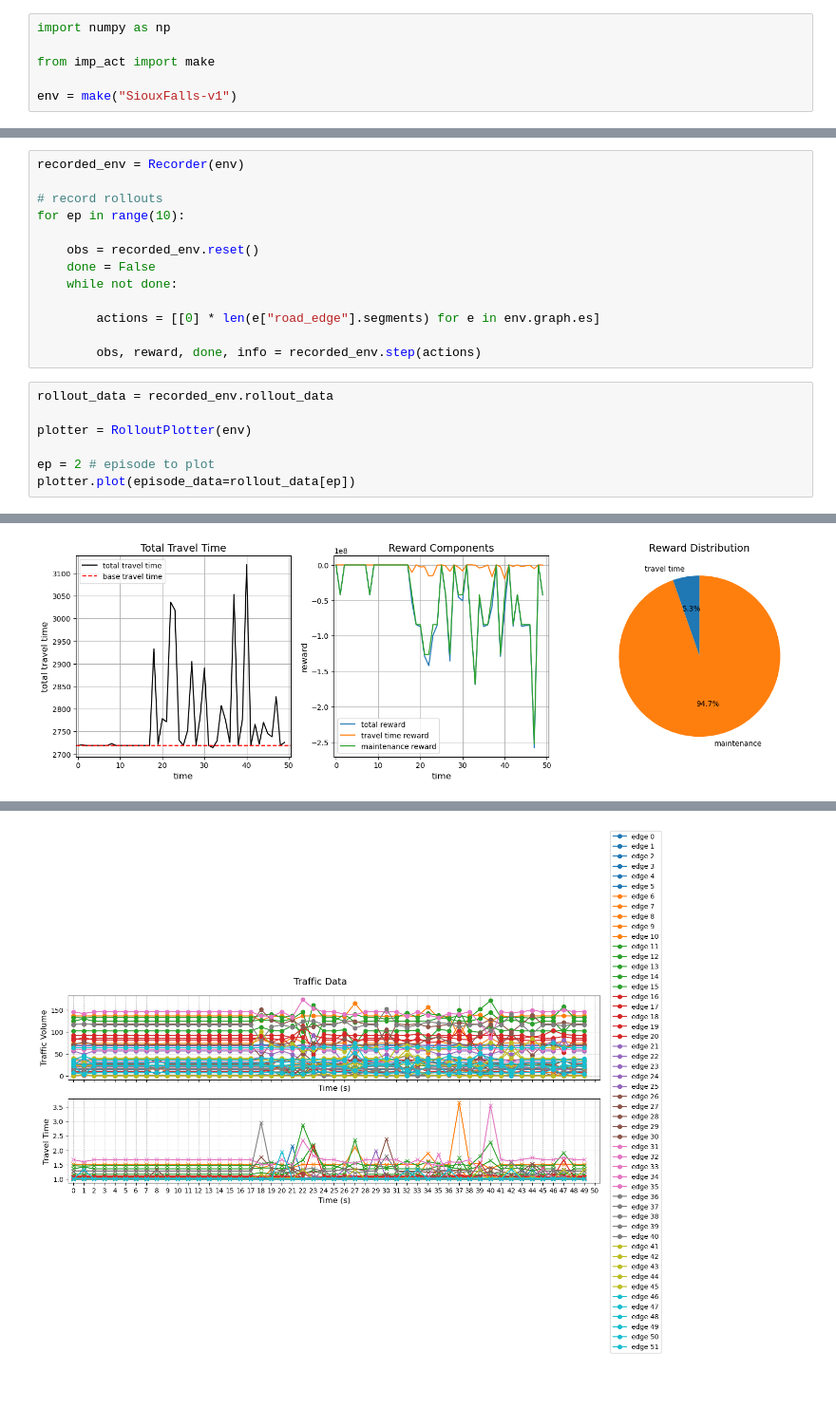
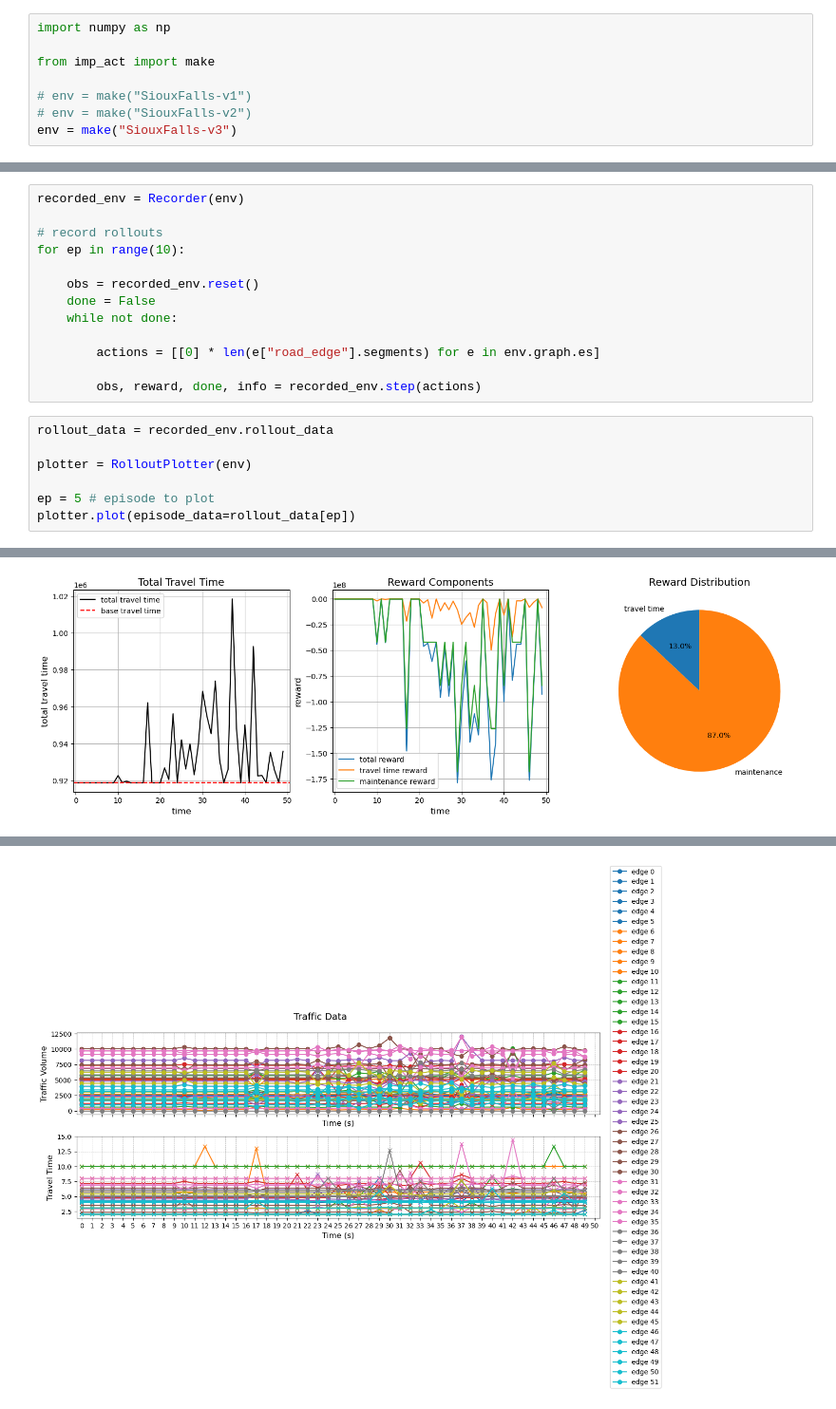
Before and after one commit to AI-for-Infrastructure-Management/imp-act, a Jupyter notebook: imp_act/environments/dev/sandbox_transport_nets.ipynb, the cells around one changed output, grey strips where cells are left out. Shown at 95% size. Saved outputs shown, nothing was run; the diff lists cells and outputs as text; blank space fills up the shorter version.

```diff
--- a/imp_act/environments/dev/sandbox_transport_nets.ipynb
+++ b/imp_act/environments/dev/sandbox_transport_nets.ipynb
@@ -130,7 +306,9 @@ import numpy as np
 
 from imp_act import make
 
-env = make("SiouxFalls-v1")
+# env = make("SiouxFalls-v1")
+# env = make("SiouxFalls-v2")
+env = make("SiouxFalls-v3")
 # %%
 import igraph as ig
 import matplotlib.pyplot as plt
@@ -234,6 +413,6 @@ rollout_data = recorded_env.rollout_data
 
 plotter = RolloutPlotter(env)
 
-ep = 2 # episode to plot
+ep = 5 # episode to plot
 plotter.plot(episode_data=rollout_data[ep])
 # %% [output]
@@ -241 +420 @@ plotter.plot(episode_data=rollout_data[ep])
-[figure, old version]
+[figure, new version]
@@ -243 +422 @@ plotter.plot(episode_data=rollout_data[ep])
-[figure, old version]
+[figure, new version]
```
Also changed, not shown: parts of 19 cells of this notebook, 4 other files.
